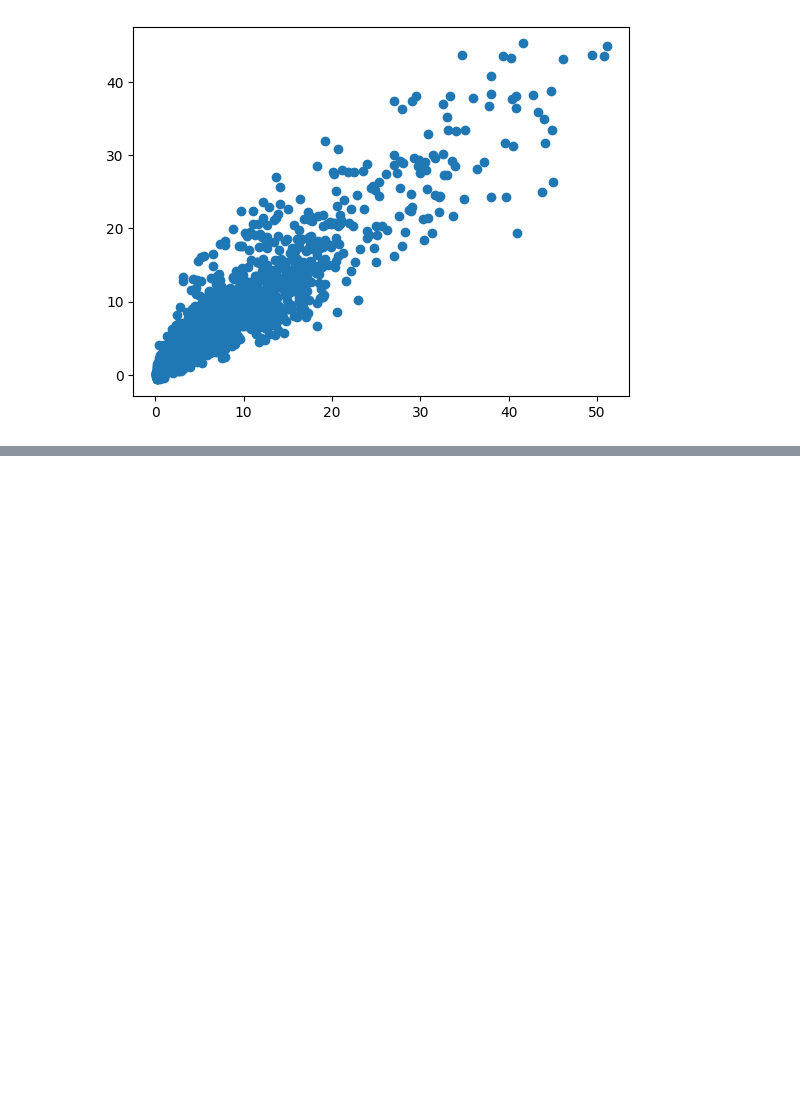
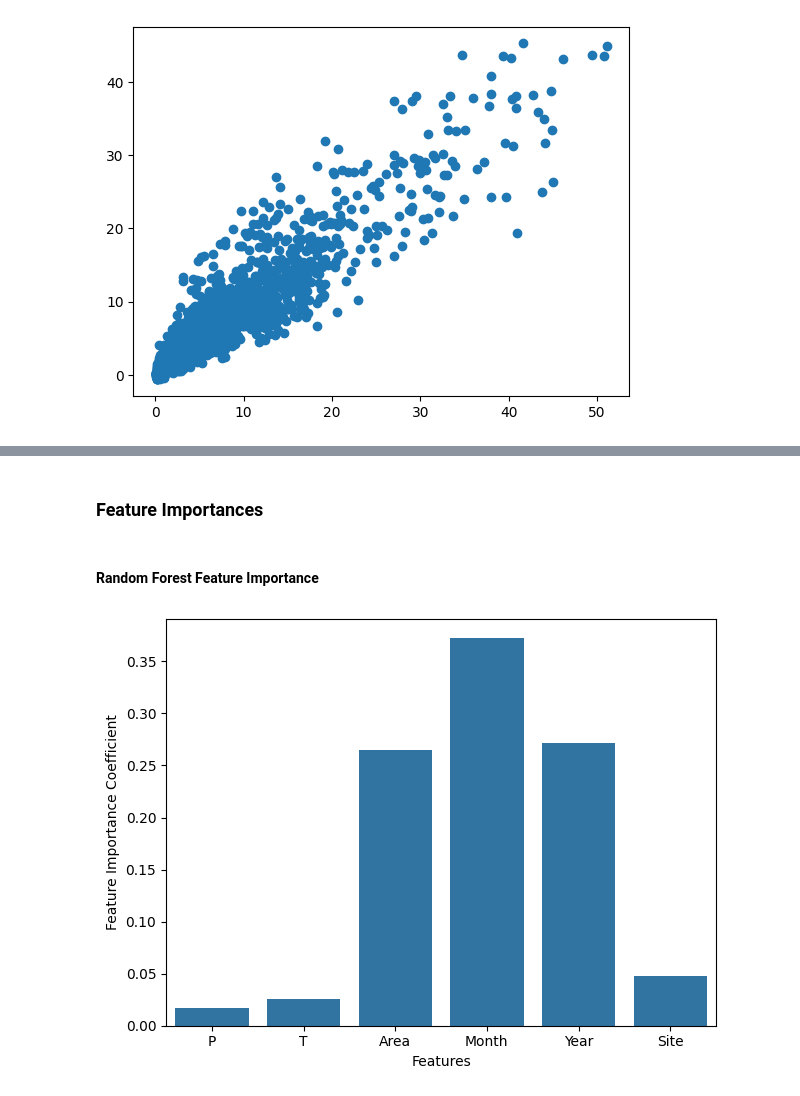
Before and after one commit to 10sajan10/FinalProject, a Jupyter notebook: Machine Learning.ipynb, the cells around one changed output, grey strips where cells are left out. Saved outputs shown, nothing was run; the diff lists cells and outputs as text; code cells hidden in the pictures; blank space fills up the shorter version.

```diff
--- a/ANN.ipynb
+++ b/Machine Learning.ipynb
@@ -196,0 +444,17 @@ plt.scatter(y_test1, y_predicted)
+# %% [markdown]
+### Feature Importances
+# %% [markdown]
+#### Random Forest Feature Importance
+# %%
+imp = list(best_xgb.feature_importances_ [:5])
+site_imp = sum(best_xgb.feature_importances_ [5:])
+imp.append(site_imp)
+# %%
+sns.barplot(imp)
+plt.xticks(ticks = range(0,6),labels=['P','T','Area','Month','Year','Site'])
+plt.ylabel('Feature Importance Coefficient')
+plt.xlabel('Features')
+plt.tight_layout()
+plt.show()
+# %% [output]
+[figure, added]
```
Also changed, not shown: parts of 14 cells of this notebook.
